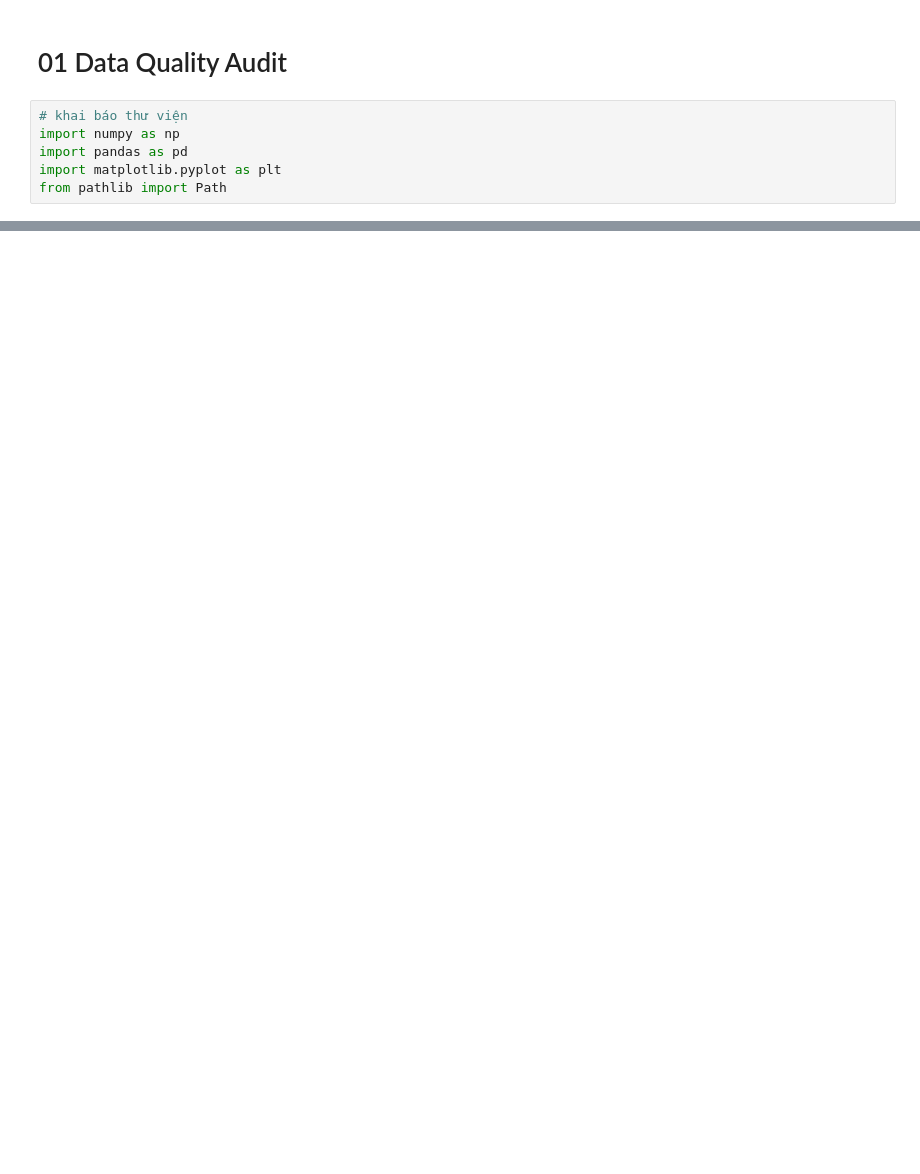
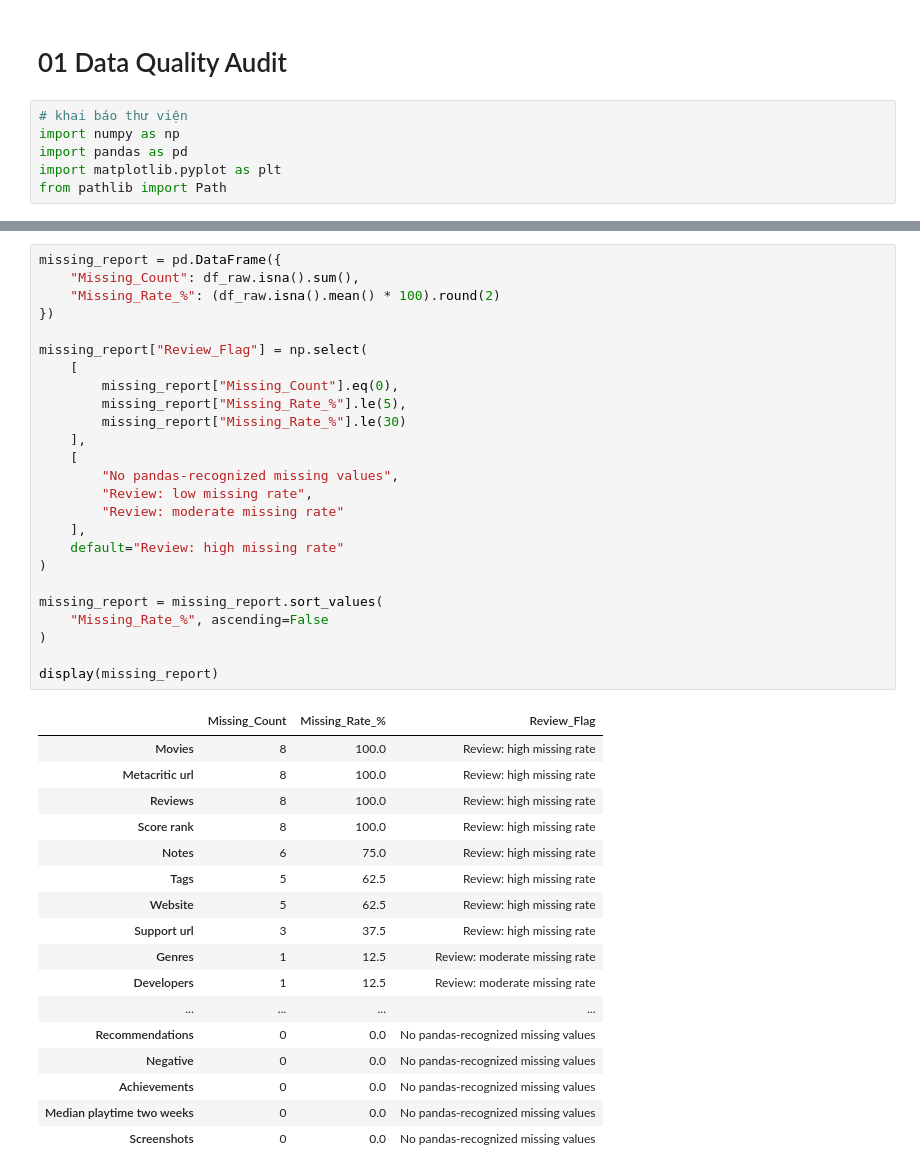
Before and after one commit to huytu059-blip/Games_Data_Science, a Jupyter notebook: notebooks/01_data_quality.ipynb, the cells around one changed output, grey strips where cells are left out. Cells and saved outputs as stored; diff of their text form; blank space fills up the shorter version.

```diff
--- a/notebooks/01_data_quality.ipynb
+++ b/notebooks/01_data_quality.ipynb
@@ -45,0 +125,43 @@ df_raw.info()
+# %%
+missing_report = pd.DataFrame({
+    "Missing_Count": df_raw.isna().sum(),
+    "Missing_Rate_%": (df_raw.isna().mean() * 100).round(2)
+})
+
+missing_report["Review_Flag"] = np.select(
+    [
+        missing_report["Missing_Count"].eq(0),
+        missing_report["Missing_Rate_%"].le(5),
+        missing_report["Missing_Rate_%"].le(30)
+    ],
+    [
+        "No pandas-recognized missing values",
+        "Review: low missing rate",
+        "Review: moderate missing rate"
+    ],
+    default="Review: high missing rate"
+)
+
+missing_report = missing_report.sort_values(
+    "Missing_Rate_%", ascending=False
+)
+
+display(missing_report)
+# %% [output]
+|  | Missing_Count | Missing_Rate_% | Review_Flag |
+| Movies | 8 | 100.0 | Review: high missing rate |
+| Metacritic url | 8 | 100.0 | Review: high missing rate |
+| Reviews | 8 | 100.0 | Review: high missing rate |
+| Score rank | 8 | 100.0 | Review: high missing rate |
+| Notes | 6 | 75.0 | Review: high missing rate |
+| Tags | 5 | 62.5 | Review: high missing rate |
+| Website | 5 | 62.5 | Review: high missing rate |
+| Support url | 3 | 37.5 | Review: high missing rate |
+| Genres | 1 | 12.5 | Review: moderate missing rate |
+| Developers | 1 | 12.5 | Review: moderate missing rate |
+| ... | ... | ... | ... |
+| Recommendations | 0 | 0.0 | No pandas-recognized missing values |
+| Negative | 0 | 0.0 | No pandas-recognized missing values |
+| Achievements | 0 | 0.0 | No pandas-recognized missing values |
+| Median playtime two weeks | 0 | 0.0 | No pandas-recognized missing values |
+| Screenshots | 0 | 0.0 | No pandas-recognized missing values |
```
Also changed, not shown: parts of 9 cells of this notebook.
